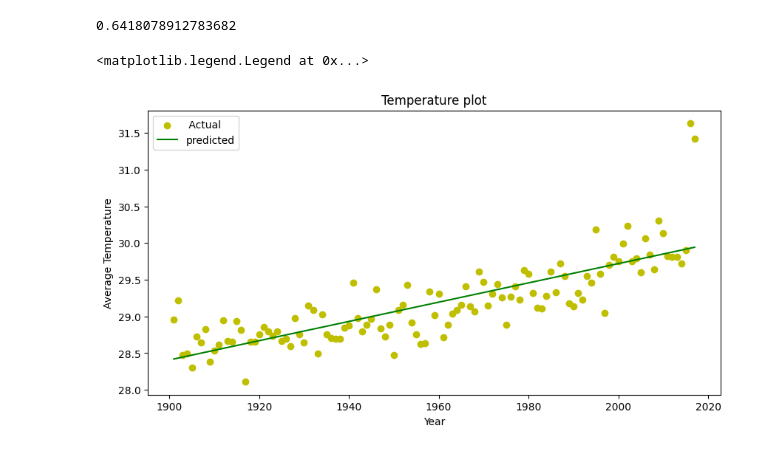
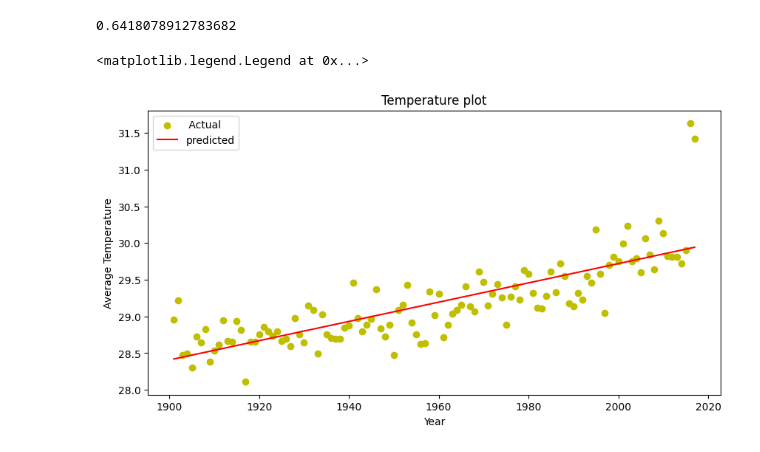
Before and after one commit to sapatevaibhav/Machine-Learning, a Jupyter notebook: pr2.ipynb, the cells around one changed output. Drawn from its saved outputs; the diff is of its cells as text; code cells hidden in the pictures.

```diff
--- a/pr2.ipynb
+++ b/pr2.ipynb
@@ -114,11 +76,11 @@ r2_score(y,predicted)
 # %%
 plt.figure(figsize=(10,5))
 plt.title('Temperature plot')
 plt.xlabel('Year')
 plt.ylabel('Average Temperature')
 plt.scatter(x,y, label= ' Actual', color = 'y')
-plt.plot(x, predicted, label = 'predicted' , color = 'g')
+plt.plot(x, predicted, label = 'predicted' , color = 'r')
 plt.legend()
 # %% [output]
 <matplotlib.legend.Legend at 0x...>
-[figure, old version]
+[figure, new version]
```
Also changed, not shown: parts of 10 cells of this notebook, 10 other files.
